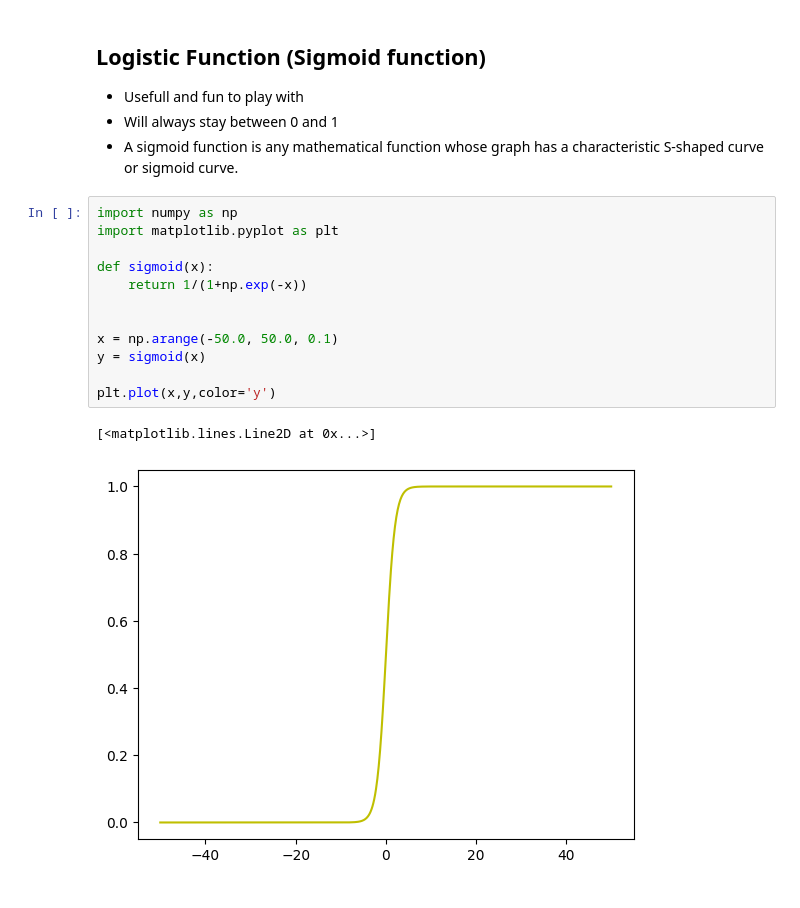
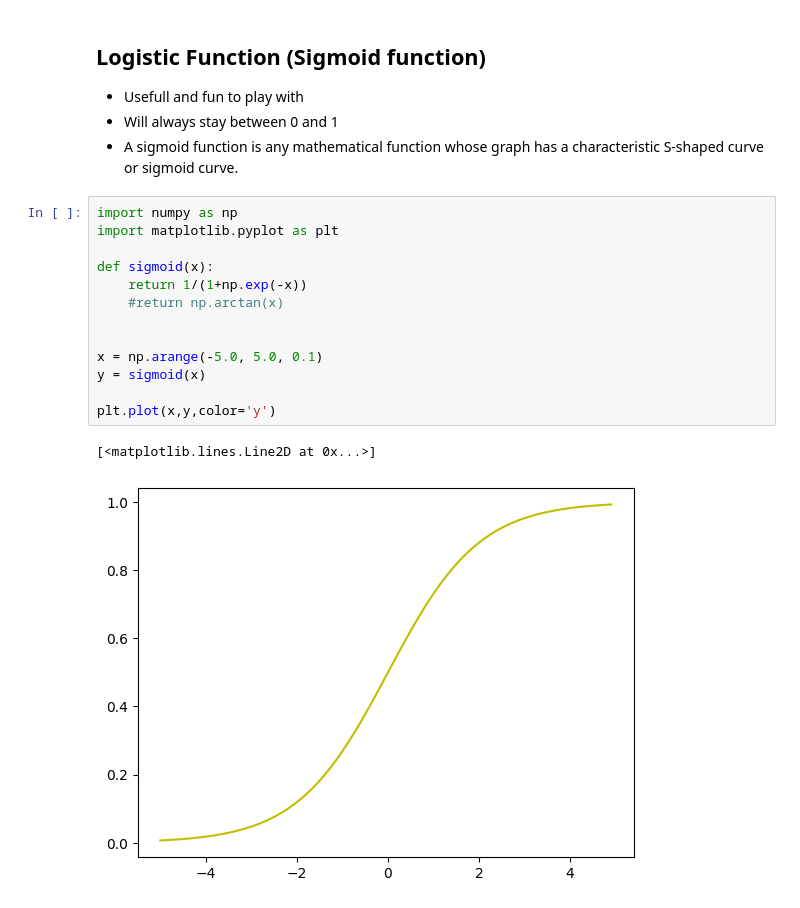
Before and after one commit to erikhedb/ML_AI_Labs, a Jupyter notebook: labs/scrible.ipynb, the cells around one changed output. Saved outputs shown, nothing was run; the diff lists cells and outputs as text.

```diff
--- a/labs/scrible.ipynb
+++ b/labs/scrible.ipynb
@@ -37,15 +37,16 @@ Euclidian distance: [4. 3.]
 # %%
 import numpy as np
 import matplotlib.pyplot as plt
 
 def sigmoid(x):
     return 1/(1+np.exp(-x))
+    #return np.arctan(x)
 
 
-x = np.arange(-50.0, 50.0, 0.1)
+x = np.arange(-5.0, 5.0, 0.1)
 y = sigmoid(x)
 
 plt.plot(x,y,color='y')
 # %% [output]
 [<matplotlib.lines.Line2D at 0x...>]
-[figure, old version]
+[figure, new version]
```
Also changed, not shown: parts of 1 cell of this notebook, 5 other files.
